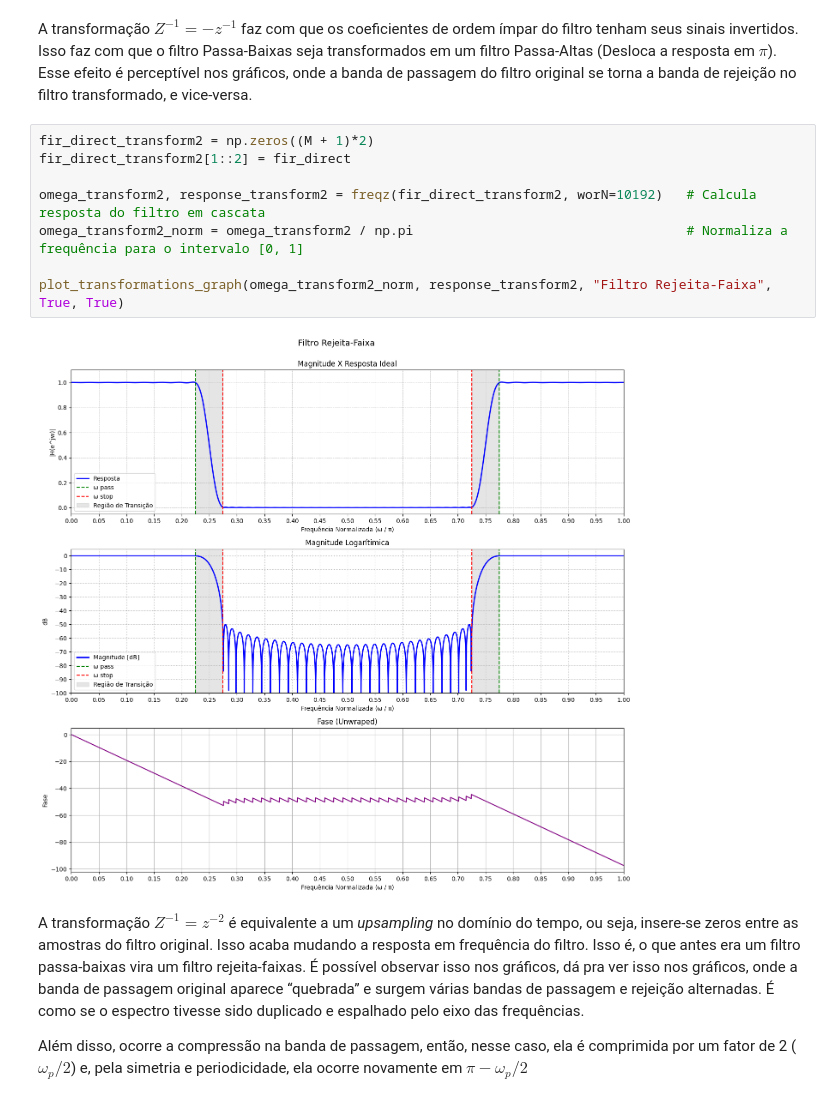
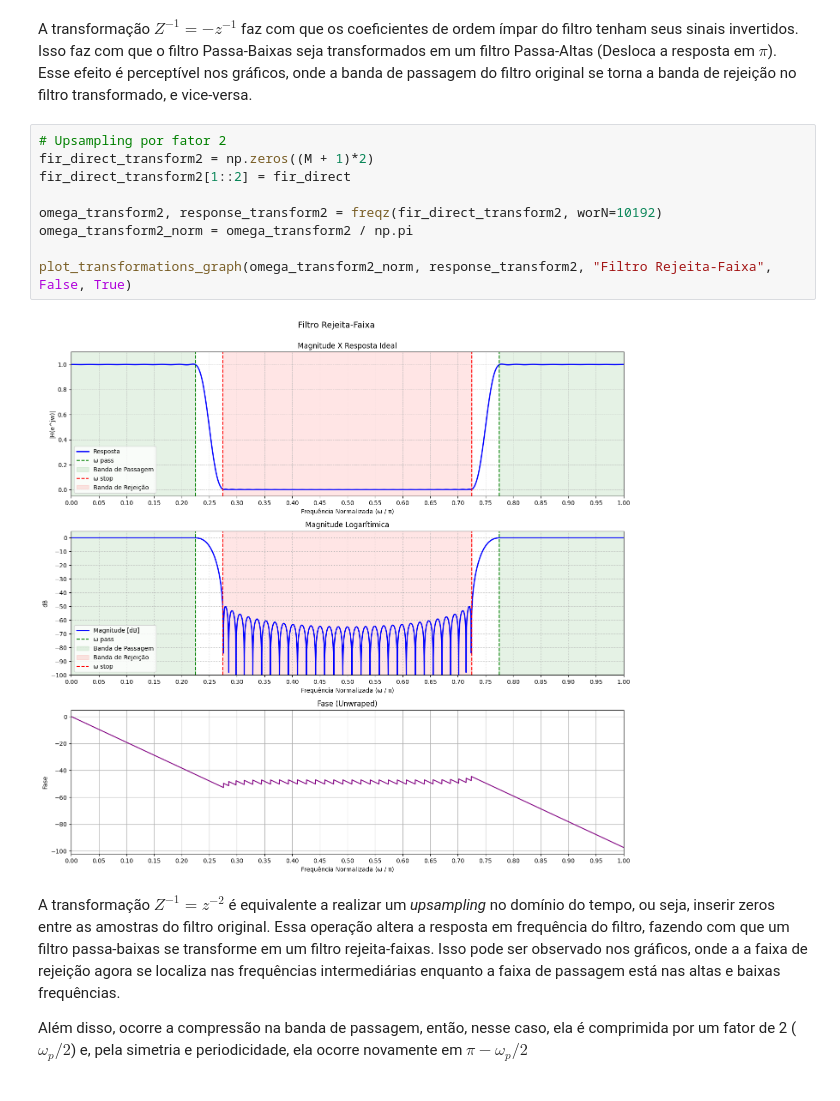
Before and after one commit to miguelmota2301/Butterworth-Bilinear-Filter, a Jupyter notebook: AVA_PDS_RodrigoFreitas_MiguelFeliciano.ipynb, the cells around one changed output. Drawn from its saved outputs; the diff is of its cells as text.

```diff
--- a/AVA_PDS_RodrigoFreitas_MiguelFeliciano.ipynb
+++ b/AVA_PDS_RodrigoFreitas_MiguelFeliciano.ipynb
@@ -662,17 +681,18 @@ plot_transformations_graph(omega_transform1_norm, response_transform1, 'Filtro P
 # %% [markdown]
 A transformação $Z^{-1} = -z^{-1}$ faz com que os coeficientes de ordem ímpar do filtro tenham seus sinais invertidos. Isso faz com que o filtro Passa-Baixas seja transformados em um filtro Passa-Altas (Desloca a resposta em $\pi$). Esse efeito é perceptível nos gráficos, onde a banda de passagem do filtro original se torna a banda de rejeição no filtro transformado, e vice-versa.
 # %%
+# Upsampling por fator 2
 fir_direct_transform2 = np.zeros((M + 1)*2)
 fir_direct_transform2[1::2] = fir_direct
 
-omega_transform2, response_transform2 = freqz(fir_direct_transform2, worN=10192)   # Calcula resposta do filtro em cascata
-omega_transform2_norm = omega_transform2 / np.pi                                   # Normaliza a frequência para o intervalo [0, 1]
+omega_transform2, response_transform2 = freqz(fir_direct_transform2, worN=10192)
+omega_transform2_norm = omega_transform2 / np.pi
 
-plot_transformations_graph(omega_transform2_norm, response_transform2, "Filtro Rejeita-Faixa", True, True)
+plot_transformations_graph(omega_transform2_norm, response_transform2, "Filtro Rejeita-Faixa", False, True)
 # %% [output]
-[figure, old version]
+[figure, new version]
 # %% [markdown]
-A transformação $Z^{-1} = z^{-2}$ é equivalente a um *upsampling* no domínio do tempo, ou seja, insere-se zeros entre as amostras do filtro original. Isso acaba mudando  a resposta em frequência do filtro. Isso é, o que antes era um filtro passa-baixas vira um filtro rejeita-faixas. É possível observar isso nos gráficos, dá pra ver isso nos gráficos, onde a banda de passagem original aparece “quebrada” e surgem várias bandas de passagem e rejeição alternadas. É como se o espectro tivesse sido duplicado e espalhado pelo eixo das frequências.
+A transformação $Z^{-1} = z^{-2}$ é equivalente a realizar um *upsampling* no domínio do tempo, ou seja, inserir zeros entre as amostras do filtro original. Essa operação altera a resposta em frequência do filtro, fazendo com que um filtro passa-baixas se transforme em um filtro rejeita-faixas. Isso pode ser observado nos gráficos, onde a a faixa de rejeição agora se localiza nas frequências intermediárias enquanto a faixa de passagem está nas altas e baixas frequências.
 
 Além disso, ocorre a compressão na banda de passagem, então, nesse caso, ela é comprimida por um fator de 2 ($\omega_p/2$) e, pela simetria e periodicidade, ela ocorre novamente em $\pi - \omega_p/2$
 # %%
```
Also changed, not shown: parts of 6 cells of this notebook.
